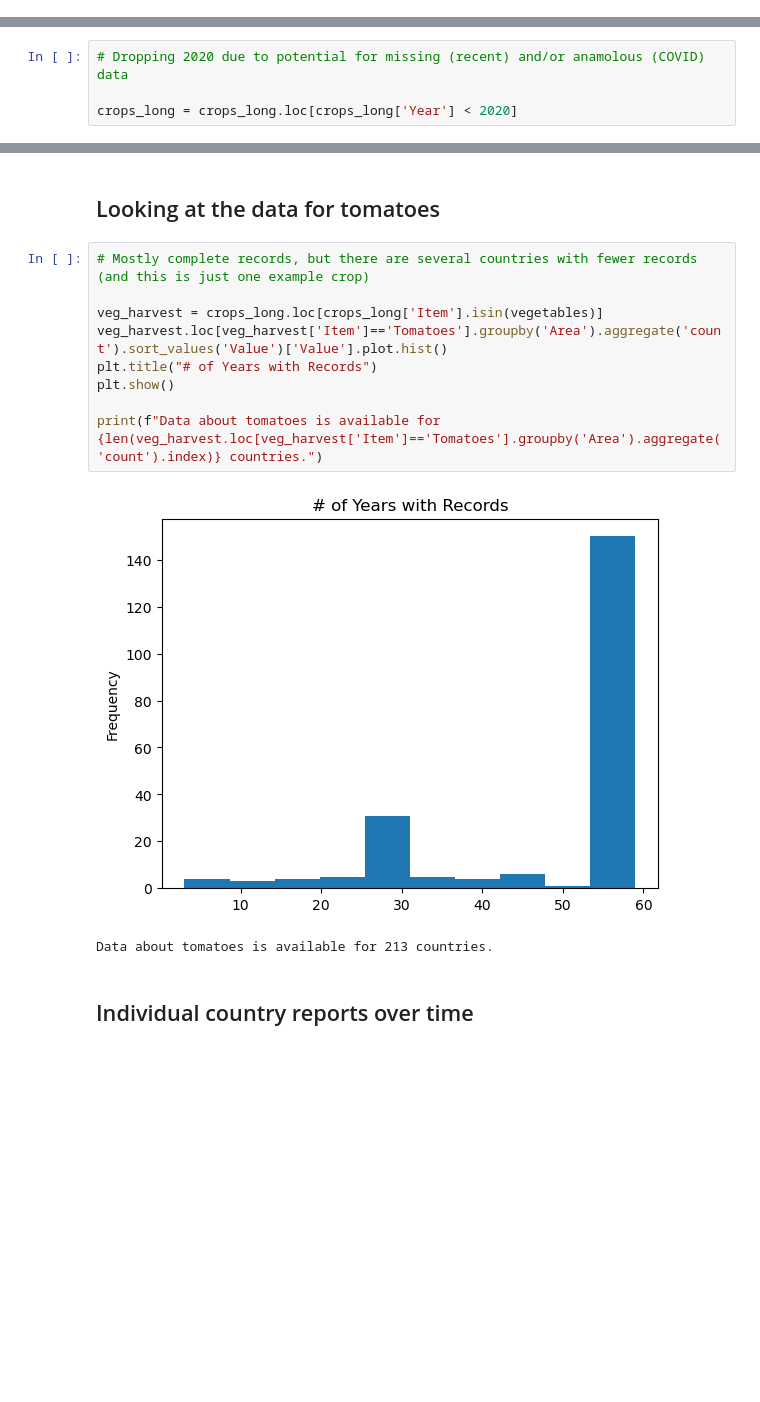
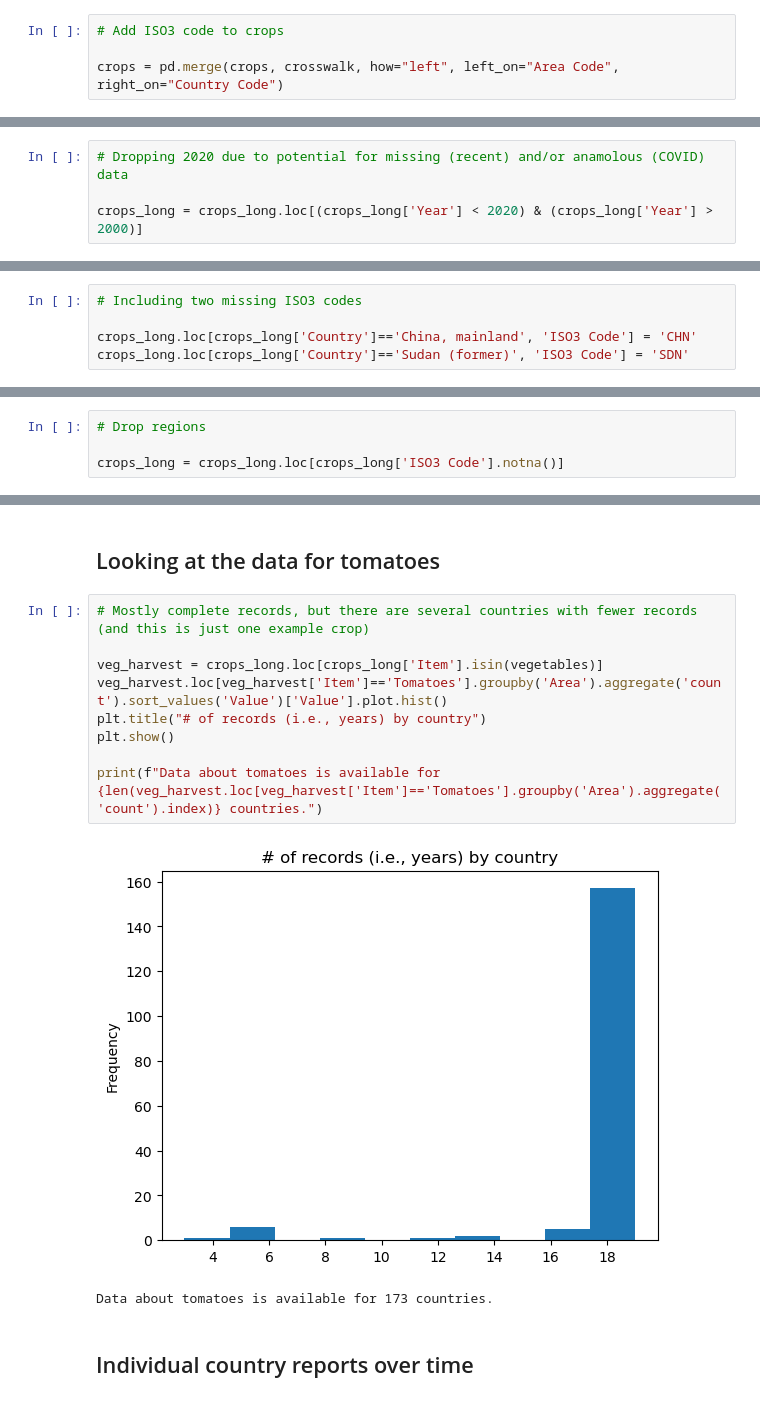
Before and after one commit to arielsaffer/PoPS-Global-Ag-CaseStudy, a Jupyter notebook: exploration/FaoData.ipynb, the cells around one changed output, grey strips where cells are left out. Saved outputs shown, nothing was run; the diff lists cells and outputs as text; blank space fills up the shorter version.

Commit message:
updated faostat percent area

```diff
--- a/exploration/FaoData.ipynb
+++ b/exploration/FaoData.ipynb
@@ -13,3 +16,7 @@ crops = pd.read_csv(f'{dir}\Production_Crops_Livestock_E_All_Data_NOFLAG.csv',
+# %%
+# Add ISO3 code to crops
+
+crops = pd.merge(crops, crosswalk, how="left", left_on="Area Code", right_on="Country Code")
 # %%
 print("Available groups of crops within FAO data:\n")
 for i in crop_groups['Item Group'].unique(): print(i)
@@ -28,7 +99,7 @@ crops_long.rename(columns={'Y':'Value'}, inplace=True)
 # %%
 # Dropping 2020 due to potential for missing (recent) and/or anamolous (COVID) data
 
-crops_long = crops_long.loc[crops_long['Year'] < 2020]
+crops_long = crops_long.loc[(crops_long['Year'] < 2020) & (crops_long['Year'] > 2000)]
 # %%
 # Keep Area harvested as metric of interest
 
@@ -35,0 +113,5 @@ crops_long = crops_long.loc[(crops_long['Element']=="Area harvested") & crops_lo
+# %%
+# Including two missing ISO3 codes
+
+crops_long.loc[crops_long['Country']=='China, mainland', 'ISO3 Code'] = 'CHN'
+crops_long.loc[crops_long['Country']=='Sudan (former)', 'ISO3 Code'] = 'SDN'
@@ -35,0 +139,4 @@ crops_long = crops_long.loc[(crops_long['Element']=="Area harvested") & crops_lo
+# %%
+# Drop regions
+
+crops_long = crops_long.loc[crops_long['ISO3 Code'].notna()]
@@ -38,15 +149,15 @@ crops_long = crops_long.loc[(crops_long['Element']=="Area harvested") & crops_lo
 # %%
 # Mostly complete records, but there are several countries with fewer records (and this is just one example crop)
 
 veg_harvest = crops_long.loc[crops_long['Item'].isin(vegetables)]
 veg_harvest.loc[veg_harvest['Item']=='Tomatoes'].groupby('Area').aggregate('count').sort_values('Value')['Value'].plot.hist()
-plt.title("# of Years with Records")
+plt.title("# of records (i.e., years) by country")
 plt.show()
 
 print(f"Data about tomatoes is available for {len(veg_harvest.loc[veg_harvest['Item']=='Tomatoes'].groupby('Area').aggregate('count').index)} countries.")
 # %% [output]
-[figure, old version]
+[figure, new version]
-Data about tomatoes is available for 213 countries.
+Data about tomatoes is available for 173 countries.
 # %% [markdown]
 ## Individual country reports over time
 # %%
```
Also changed, not shown: parts of 26 cells of this notebook.
